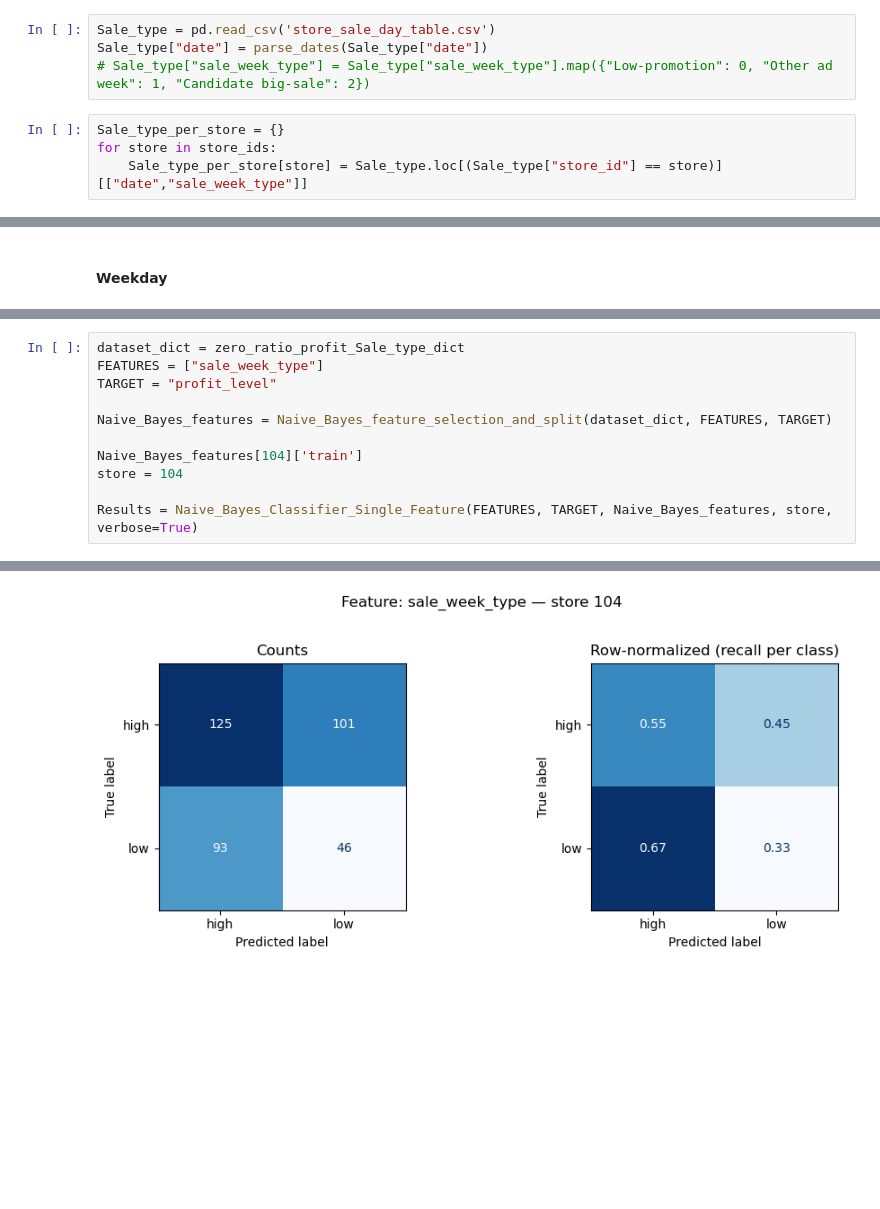
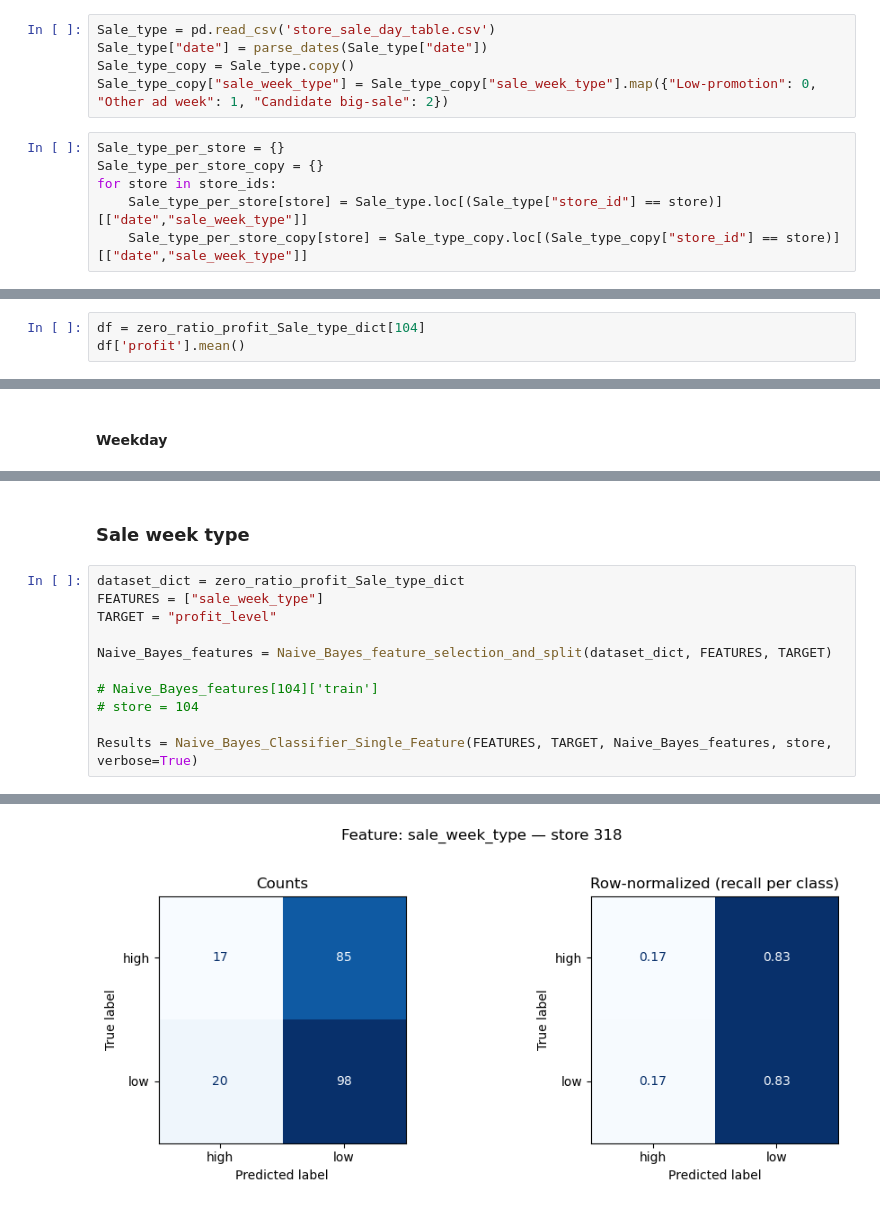
Before and after one commit to Austin-cool/The-Supply-Chain-Paradox, a Jupyter notebook: M2/Models/Naive Bayes/Organizing data.ipynb, the cells around one changed output, grey strips where cells are left out. Cells and saved outputs as stored; diff of their text form; blank space fills up the shorter version.

```diff
--- a/M2/Models/Naive Bayes/Organizing data.ipynb
+++ b/M2/Models/Naive Bayes/Organizing data.ipynb
@@ -205,9 +205,12 @@ zero_ratio_profit_dict[104]
 # %%
 Sale_type = pd.read_csv('store_sale_day_table.csv')
 Sale_type["date"] = parse_dates(Sale_type["date"])
-# Sale_type["sale_week_type"] = Sale_type["sale_week_type"].map({"Low-promotion": 0, "Other ad week": 1, "Candidate big-sale": 2})
+Sale_type_copy = Sale_type.copy()
+Sale_type_copy["sale_week_type"] = Sale_type_copy["sale_week_type"].map({"Low-promotion": 0, "Other ad week": 1, "Candidate big-sale": 2})
 # %%
 Sale_type_per_store = {}
+Sale_type_per_store_copy = {}
 for store in store_ids:
     Sale_type_per_store[store] = Sale_type.loc[(Sale_type["store_id"] == store)][["date","sale_week_type"]]
+    Sale_type_per_store_copy[store] = Sale_type_copy.loc[(Sale_type_copy["store_id"] == store)][["date","sale_week_type"]]
 # %%
@@ -238,3 +243,6 @@ zero_ratio_profit_Sale_type_dict[104]
 | 728 | 2025-12-31 | 9456.08 | 0.000000 | Other ad week |
 | 729 | 2026-01-01 | 5265.45 | 0.000833 | Other ad week |
 730 rows × 4 columns
+# %%
+df = zero_ratio_profit_Sale_type_dict[104]
+df['profit'].mean()
@@ -1193,3 +1262,5 @@ AUC: 0.6328866110651302
+# %% [markdown]
+### Sale week type
 # %%
 dataset_dict = zero_ratio_profit_Sale_type_dict
 FEATURES = ["sale_week_type"]
@@ -1197,8 +1268,8 @@ TARGET = "profit_level"
 
 Naive_Bayes_features = Naive_Bayes_feature_selection_and_split(dataset_dict, FEATURES, TARGET)
 
-Naive_Bayes_features[104]['train']
-store = 104
+# Naive_Bayes_features[104]['train']
+# store = 104
 
 Results = Naive_Bayes_Classifier_Single_Feature(FEATURES, TARGET, Naive_Bayes_features, store, verbose=True)
 # %% [output]
@@ -1222 +1293 @@ AUC: 0.44201629846565227
-[figure, old version]
+[figure, new version]
```
Also changed, not shown: parts of 15 cells of this notebook.
